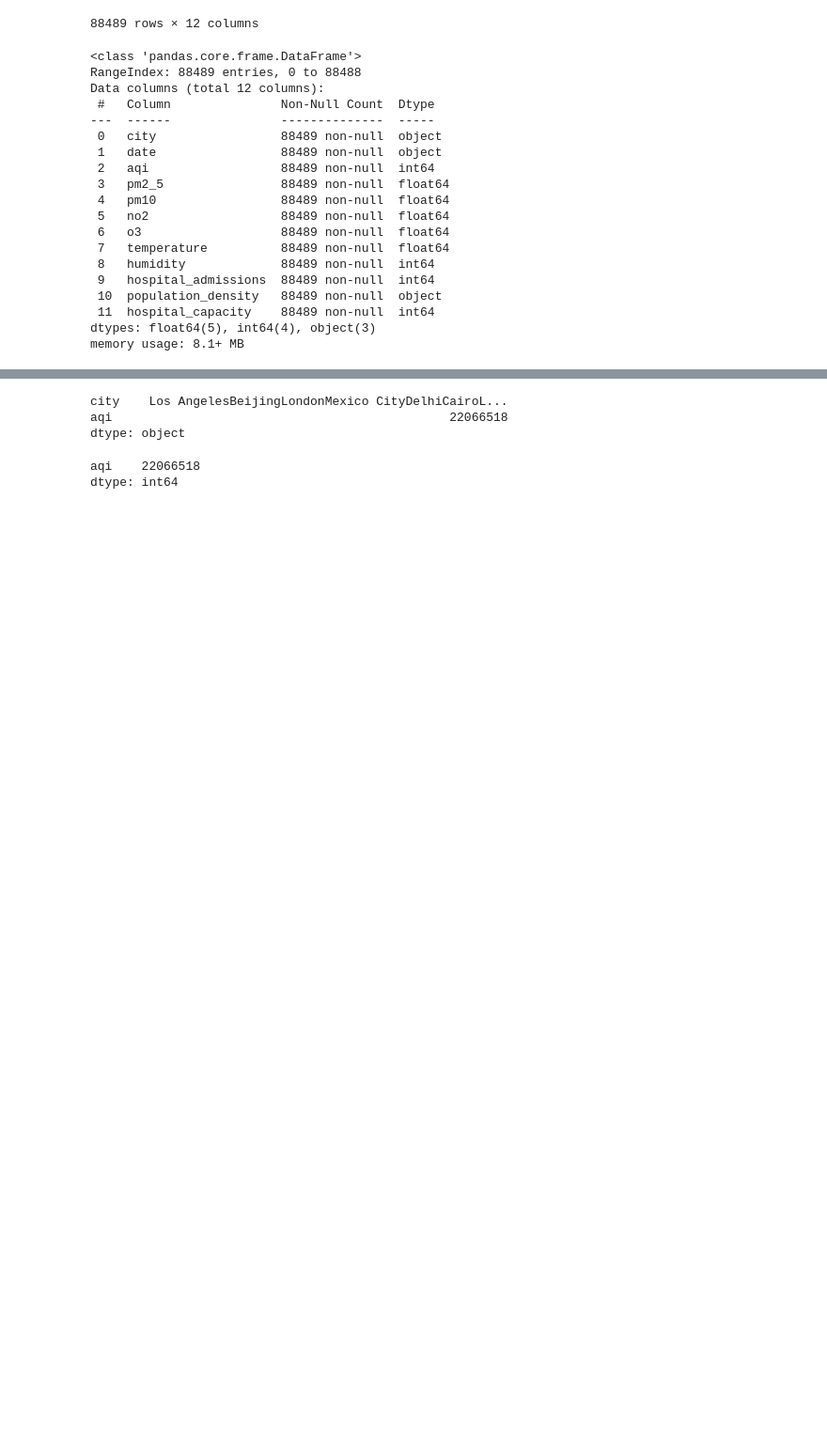
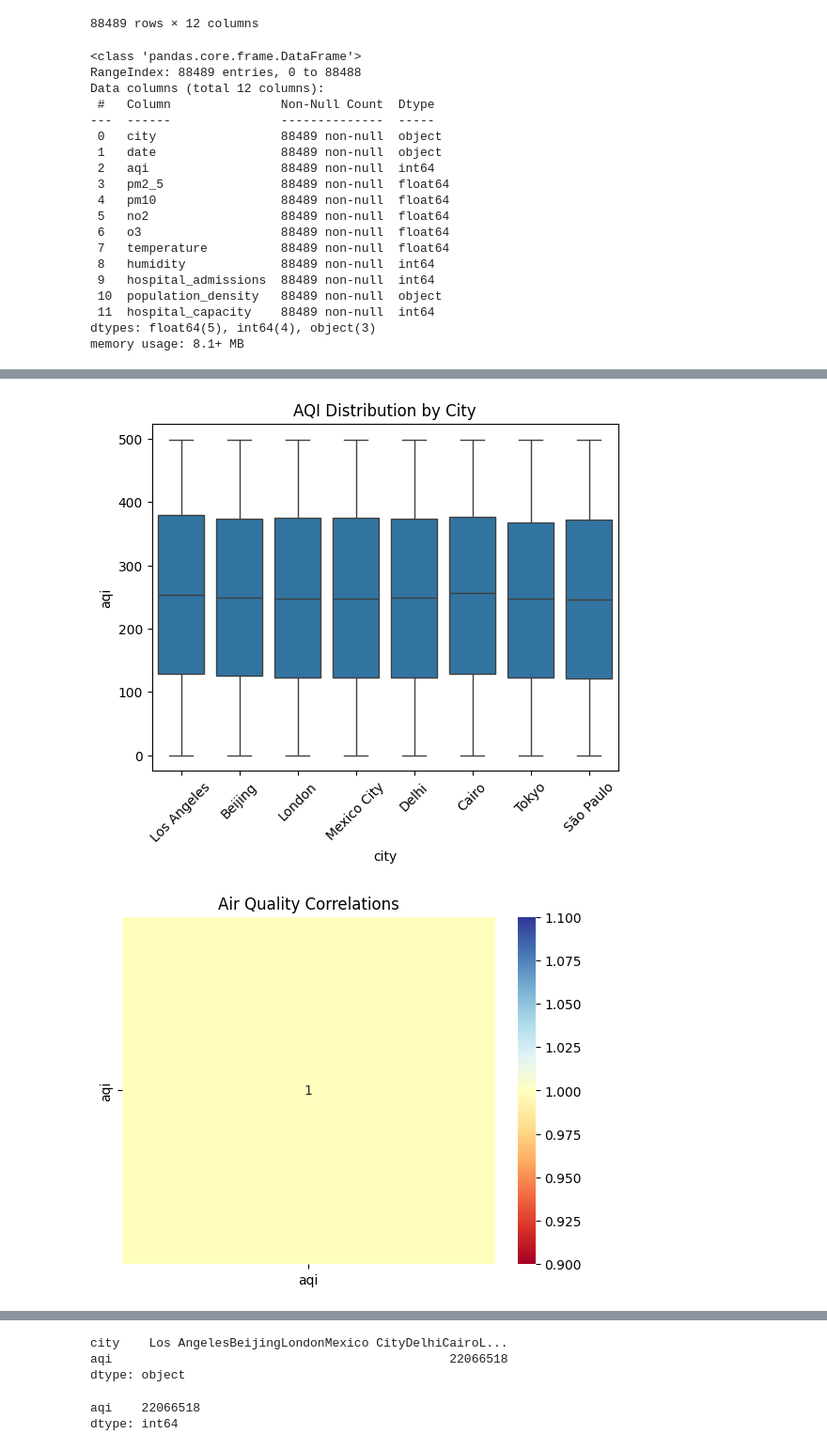
Before and after one commit to louisnguyenn/Global_Air_Quality_Data_Analysis, a Jupyter notebook: air_quality_notebook.ipynb, the cells around one changed output, grey strips where cells are left out. Shown at 94% size. Drawn from its saved outputs; the diff is of its cells as text; code cells hidden in the pictures; blank space fills up the shorter version.

Commit message:
used seaborn for better visualizations

```diff
--- a/air_quality_notebook.ipynb
+++ b/air_quality_notebook.ipynb
@@ -62,3 +62,28 @@ df.describe()
 | 50% | 249.000000 | 35.100000 | 50.000000 | 30.000000 | 40.000000 | 17.500000 | 57.000000 | 8.000000 | ... |
 | 75% | 374.000000 | 45.200000 | 63.500000 | 36.700000 | 48.100000 | 28.700000 | 76.000000 | 10.000000 | ... |
 | max | 499.000000 | 109.900000 | 143.500000 | 71.400000 | 93.500000 | 40.000000 | 94.000000 | 25.000000 | ... |
+# %%
+import seaborn as sns
+import matplotlib.pyplot as plt
+
+df = pd.read_csv("air_quality_preprocessed_dataset.csv")
+
+# boxplot
+sns.boxplot(data=df, x='city', y='aqi')
+plt.xticks(rotation=45)
+plt.title('AQI Distribution by City')
+plt.show()
+
+# heatmap
+numeric_cols = df.select_dtypes(include=['number'])
+sns.heatmap(numeric_cols.corr(), annot=True, cmap='RdYlBu')
+plt.title('Air Quality Correlations')
+plt.show()
+
+# distribution of AQI
+sns.histplot(data=df, x='aqi', kde=True)
+plt.title('AQI Distribution')
+plt.show()
+# %% [output]
+[figure, added]
+[figure, added]
```
Also changed, not shown: parts of 6 cells of this notebook.
